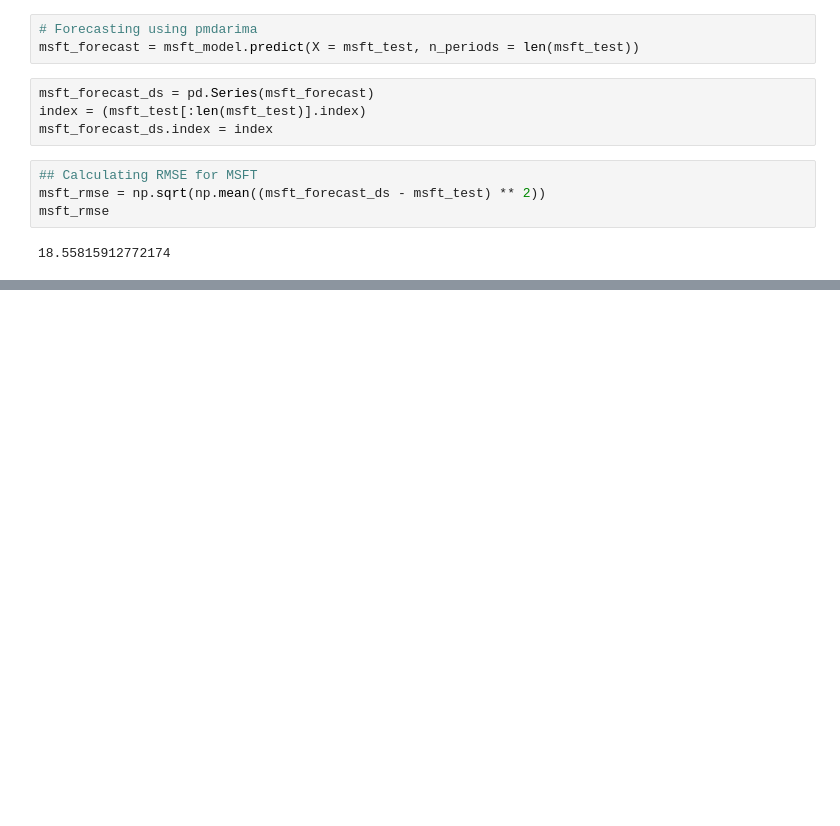
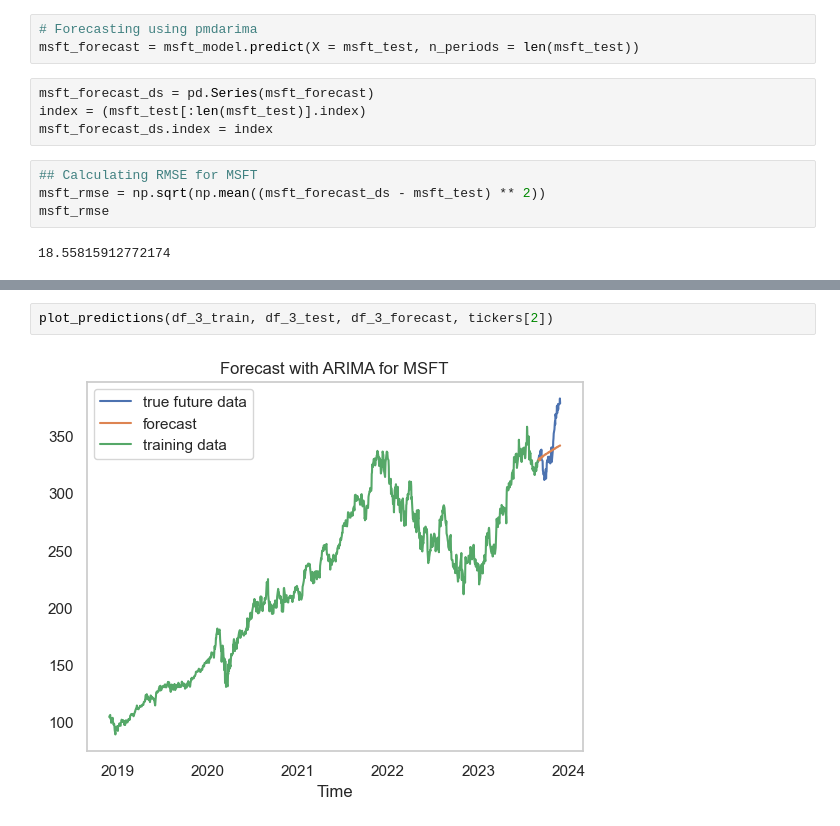
Before and after one commit to shailendra-mlai/Capstone-Project-20-1-Initial-Report-and-EDA, a Jupyter notebook: Capstone-initial-eda.ipynb, the cells around one changed output, grey strips where cells are left out. Cells and saved outputs as stored; diff of their text form; blank space fills up the shorter version.

```diff
--- a/Capstone-initial-eda.ipynb
+++ b/Capstone-initial-eda.ipynb
@@ -328,0 +496,4 @@ plt.grid();
+# %%
+plot_predictions(df_3_train, df_3_test, df_3_forecast, tickers[2])
+# %% [output]
+[figure, added]
```
Also changed, not shown: parts of 30 cells of this notebook.
